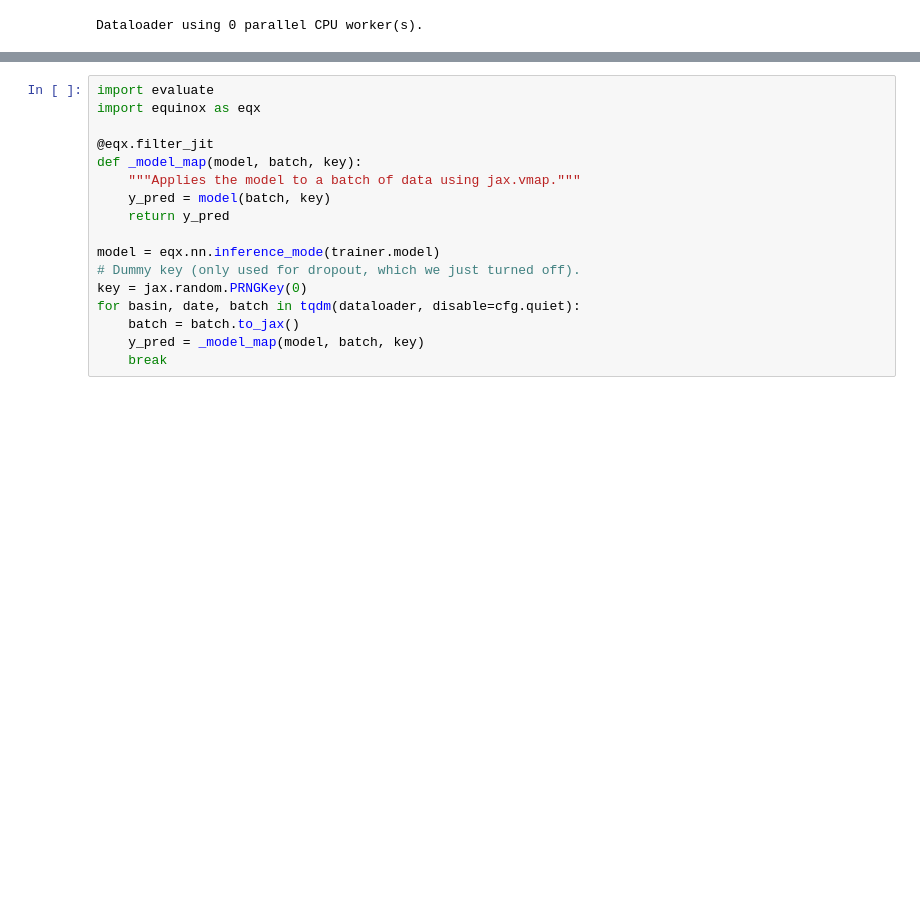
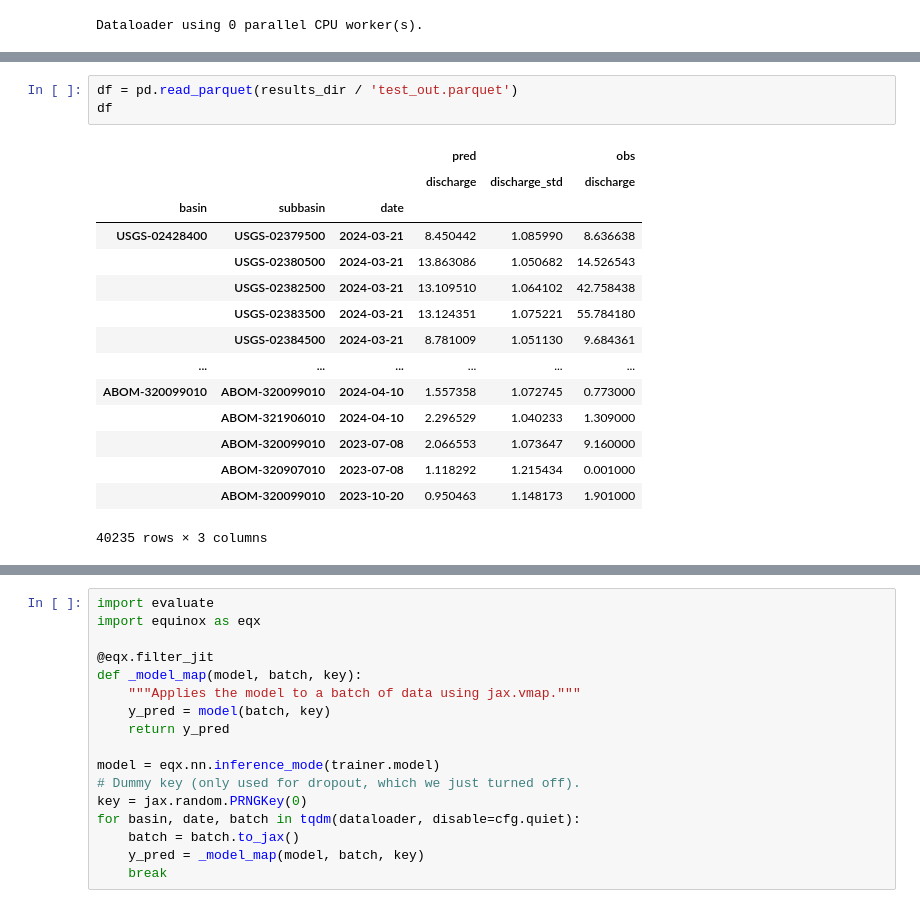
Before and after one commit to Fluvial-UMass/swot-ml, a Jupyter notebook: notebooks/reservoirs/test_model.ipynb, the cells around one changed output, grey strips where cells are left out. Saved outputs shown, nothing was run; the diff lists cells and outputs as text; blank space fills up the shorter version.

```diff
--- a/notebooks/reservoirs/test_model.ipynb
+++ b/notebooks/reservoirs/test_model.ipynb
@@ -65,0 +75,19 @@ for basin, date, batch in tqdm(dataloader):
+# %%
+df = pd.read_parquet(results_dir / 'test_out.parquet')
+df
+# %% [output]
+|  |  |  | pred |  | obs |
+|  |  |  | discharge | discharge_std | discharge |
+| basin | subbasin | date |  |  |  |
+| USGS-02428400 | USGS-02379500 | 2024-03-21 | 8.450442 | 1.085990 | 8.636638 |
+|  | USGS-02380500 | 2024-03-21 | 13.863086 | 1.050682 | 14.526543 |
+|  | USGS-02382500 | 2024-03-21 | 13.109510 | 1.064102 | 42.758438 |
+|  | USGS-02383500 | 2024-03-21 | 13.124351 | 1.075221 | 55.784180 |
+|  | USGS-02384500 | 2024-03-21 | 8.781009 | 1.051130 | 9.684361 |
+| ... | ... | ... | ... | ... | ... |
+| ABOM-320099010 | ABOM-320099010 | 2024-04-10 | 1.557358 | 1.072745 | 0.773000 |
+|  | ABOM-321906010 | 2024-04-10 | 2.296529 | 1.040233 | 1.309000 |
+|  | ABOM-320099010 | 2023-07-08 | 2.066553 | 1.073647 | 9.160000 |
+|  | ABOM-320907010 | 2023-07-08 | 1.118292 | 1.215434 | 0.001000 |
+|  | ABOM-320099010 | 2023-10-20 | 0.950463 | 1.148173 | 1.901000 |
+40235 rows × 3 columns
```
Also changed, not shown: parts of 35 cells of this notebook, 14 other files.
